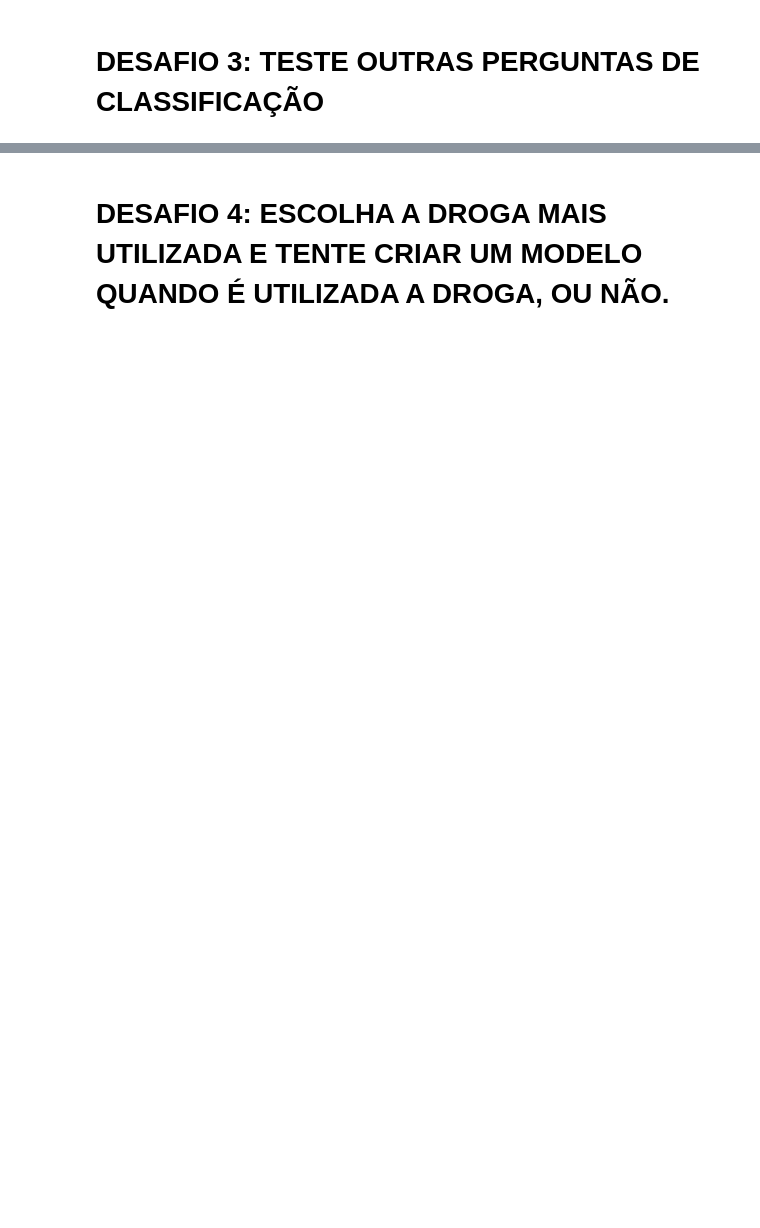
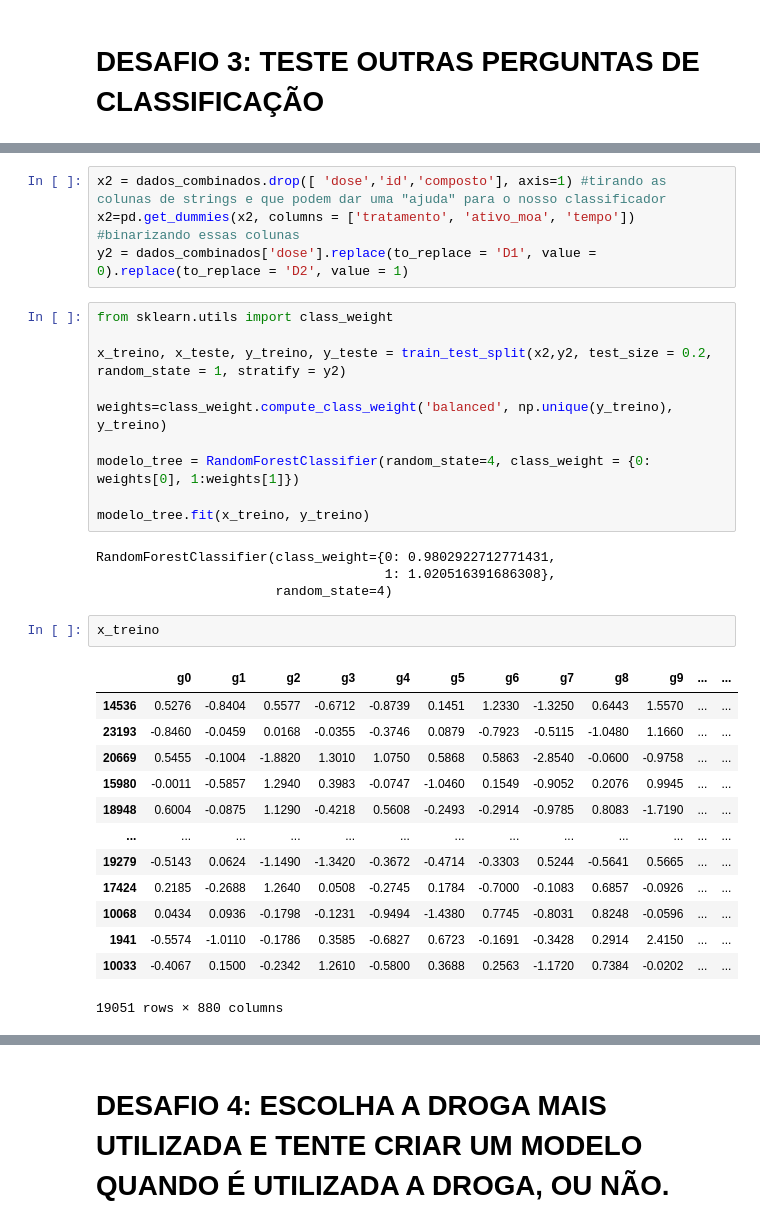
Before and after one commit to bernardocecchetto/Imersao_dados-Alura, a Jupyter notebook: Machine Learning, Sci-kit Learning e desafios envolvidos.ipynb, the cells around one changed output, grey strips where cells are left out. Drawn from its saved outputs; the diff is of its cells as text; blank space fills up the shorter version.

```diff
--- a/Machine Learning, Sci-kit Learning e desafios envolvidos.ipynb
+++ b/Machine Learning, Sci-kit Learning e desafios envolvidos.ipynb
@@ -583,0 +588,34 @@ clf.score(x_teste, y_teste) #test
+# %%
+x2 = dados_combinados.drop([ 'dose','id','composto'], axis=1) #tirando as colunas de strings e que podem dar uma "ajuda" para o nosso classificador
+x2=pd.get_dummies(x2, columns = ['tratamento', 'ativo_moa', 'tempo']) #binarizando essas colunas
+y2 = dados_combinados['dose'].replace(to_replace = 'D1', value = 0).replace(to_replace = 'D2', value = 1)
+# %%
+from sklearn.utils import class_weight
+
+x_treino, x_teste, y_treino, y_teste = train_test_split(x2,y2, test_size = 0.2, random_state = 1, stratify = y2)
+
+weights=class_weight.compute_class_weight('balanced', np.unique(y_treino), y_treino)
+
+modelo_tree = RandomForestClassifier(random_state=4, class_weight = {0: weights[0], 1:weights[1]})
+
+modelo_tree.fit(x_treino, y_treino)
+# %% [output]
+RandomForestClassifier(class_weight={0: 0.9802922712771431,
+                                     1: 1.020516391686308},
+                       random_state=4)
+# %%
+x_treino
+# %% [output]
+|  | g0 | g1 | g2 | g3 | g4 | g5 | g6 | g7 | g8 | g9 | ... | ... |
+| 14536 | 0.5276 | -0.8404 | 0.5577 | -0.6712 | -0.8739 | 0.1451 | 1.2330 | -1.3250 | 0.6443 | 1.5570 | ... | ... |
+| 23193 | -0.8460 | -0.0459 | 0.0168 | -0.0355 | -0.3746 | 0.0879 | -0.7923 | -0.5115 | -1.0480 | 1.1660 | ... | ... |
+| 20669 | 0.5455 | -0.1004 | -1.8820 | 1.3010 | 1.0750 | 0.5868 | 0.5863 | -2.8540 | -0.0600 | -0.9758 | ... | ... |
+| 15980 | -0.0011 | -0.5857 | 1.2940 | 0.3983 | -0.0747 | -1.0460 | 0.1549 | -0.9052 | 0.2076 | 0.9945 | ... | ... |
+| 18948 | 0.6004 | -0.0875 | 1.1290 | -0.4218 | 0.5608 | -0.2493 | -0.2914 | -0.9785 | 0.8083 | -1.7190 | ... | ... |
+| ... | ... | ... | ... | ... | ... | ... | ... | ... | ... | ... | ... | ... |
+| 19279 | -0.5143 | 0.0624 | -1.1490 | -1.3420 | -0.3672 | -0.4714 | -0.3303 | 0.5244 | -0.5641 | 0.5665 | ... | ... |
+| 17424 | 0.2185 | -0.2688 | 1.2640 | 0.0508 | -0.2745 | 0.1784 | -0.7000 | -0.1083 | 0.6857 | -0.0926 | ... | ... |
+| 10068 | 0.0434 | 0.0936 | -0.1798 | -0.1231 | -0.9494 | -1.4380 | 0.7745 | -0.8031 | 0.8248 | -0.0596 | ... | ... |
+| 1941 | -0.5574 | -1.0110 | -0.1786 | 0.3585 | -0.6827 | 0.6723 | -0.1691 | -0.3428 | 0.2914 | 2.4150 | ... | ... |
+| 10033 | -0.4067 | 0.1500 | -0.2342 | 1.2610 | -0.5800 | 0.3688 | 0.2563 | -1.1720 | 0.7384 | -0.0202 | ... | ... |
+19051 rows × 880 columns
```
Also changed, not shown: parts of 6 cells of this notebook.
